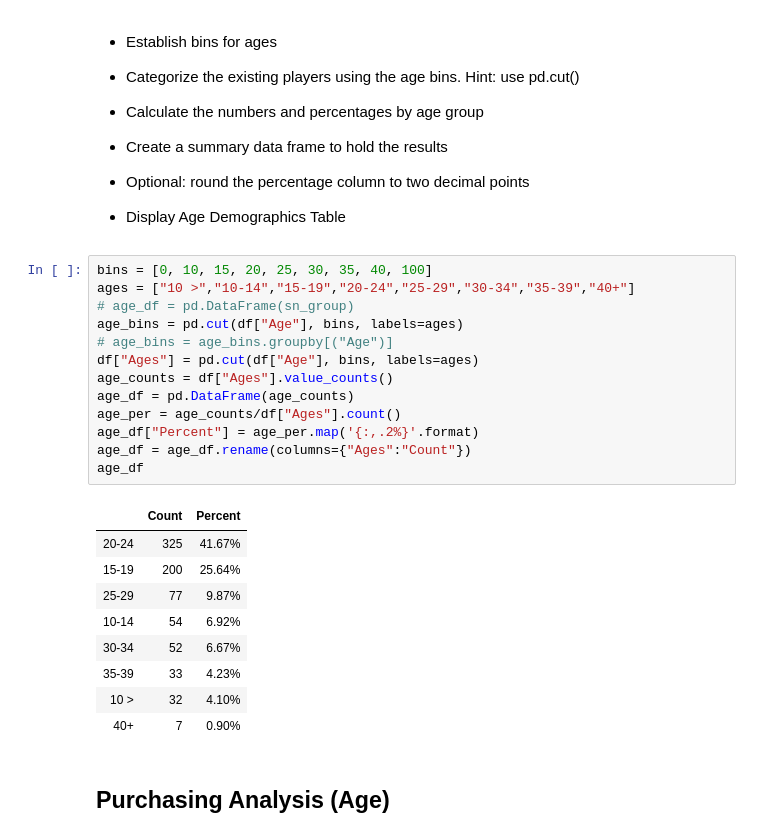
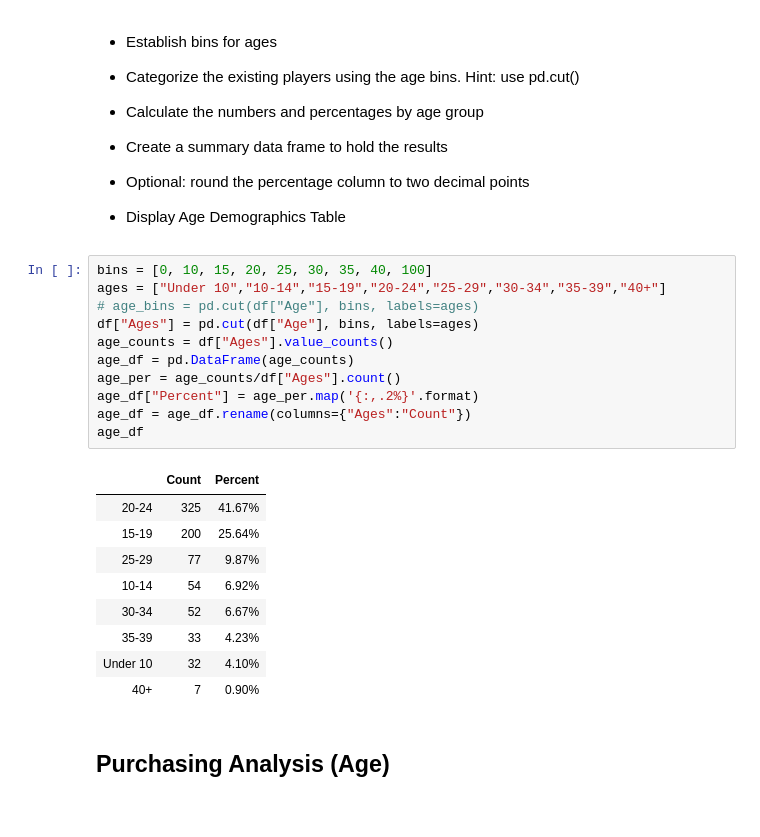
Before and after one commit to jabruhns/pandas-challenge, a Jupyter notebook: HeroesOfPymoli.ipynb, the cells around one changed output. Cells and saved outputs as stored; diff of their text form.

```diff
--- a/HeroesOfPymoli.ipynb
+++ b/HeroesOfPymoli.ipynb
@@ -139,26 +139,24 @@ purch_gend_df
 * Display Age Demographics Table
 # %%
 bins = [0, 10, 15, 20, 25, 30, 35, 40, 100]
-ages = ["10 >","10-14","15-19","20-24","25-29","30-34","35-39","40+"]
-# age_df = pd.DataFrame(sn_group)
-age_bins = pd.cut(df["Age"], bins, labels=ages)
-# age_bins = age_bins.groupby[("Age")]
+ages = ["Under 10","10-14","15-19","20-24","25-29","30-34","35-39","40+"]
+# age_bins = pd.cut(df["Age"], bins, labels=ages)
 df["Ages"] = pd.cut(df["Age"], bins, labels=ages)
 age_counts = df["Ages"].value_counts()
 age_df = pd.DataFrame(age_counts)
 age_per = age_counts/df["Ages"].count()
 age_df["Percent"] = age_per.map('{:,.2%}'.format)
 age_df = age_df.rename(columns={"Ages":"Count"})
 age_df
 # %% [output]
 |  | Count | Percent |
 | 20-24 | 325 | 41.67% |
 | 15-19 | 200 | 25.64% |
 | 25-29 | 77 | 9.87% |
 | 10-14 | 54 | 6.92% |
 | 30-34 | 52 | 6.67% |
 | 35-39 | 33 | 4.23% |
-| 10 > | 32 | 4.10% |
+| Under 10 | 32 | 4.10% |
 | 40+ | 7 | 0.90% |
 # %% [markdown]
 ## Purchasing Analysis (Age)
```
Also changed, not shown: parts of 2 cells of this notebook.
